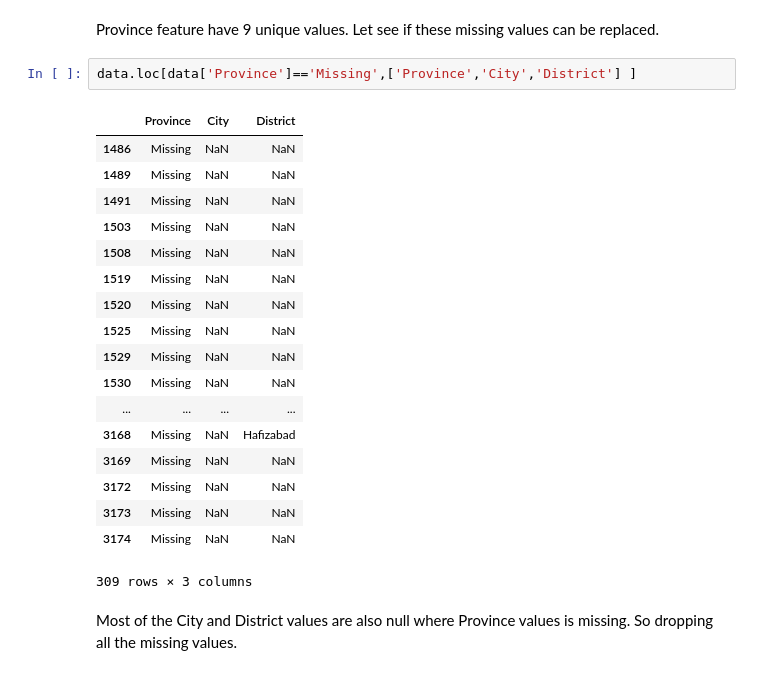
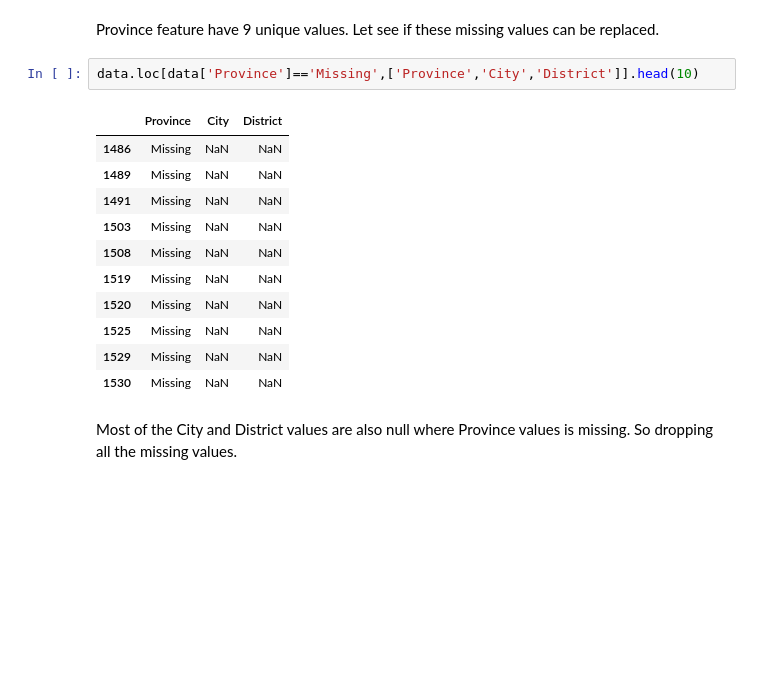
Before and after one commit to AyeshaIkhlas/PetrolStationVisualization, a Jupyter notebook: PetrolStations _in_Pakistan.ipynb, the cells around one changed output. Saved outputs shown, nothing was run; the diff lists cells and outputs as text; blank space fills up the shorter version.

```diff
--- a/PetrolStations _in_Pakistan.ipynb
+++ b/PetrolStations _in_Pakistan.ipynb
@@ -164,26 +140,19 @@ print(data['Province'].unique())
  Province feature have 9 unique values.
  Let see if these missing values can be replaced.
 # %%
-data.loc[data['Province']=='Missing',['Province','City','District'] ]
+data.loc[data['Province']=='Missing',['Province','City','District']].head(10)
 # %% [output]
 |  | Province | City | District |
 | 1486 | Missing | NaN | NaN |
 | 1489 | Missing | NaN | NaN |
 | 1491 | Missing | NaN | NaN |
 | 1503 | Missing | NaN | NaN |
 | 1508 | Missing | NaN | NaN |
 | 1519 | Missing | NaN | NaN |
 | 1520 | Missing | NaN | NaN |
 | 1525 | Missing | NaN | NaN |
 | 1529 | Missing | NaN | NaN |
 | 1530 | Missing | NaN | NaN |
-| ... | ... | ... | ... |
-| 3168 | Missing | NaN | Hafizabad |
-| 3169 | Missing | NaN | NaN |
-| 3172 | Missing | NaN | NaN |
-| 3173 | Missing | NaN | NaN |
-| 3174 | Missing | NaN | NaN |
-309 rows × 3 columns
 # %% [markdown]
 Most of the City and District values are also null where Province values is missing. So dropping all the missing values.
 # %%
```
Also changed, not shown: parts of 5 cells of this notebook.
